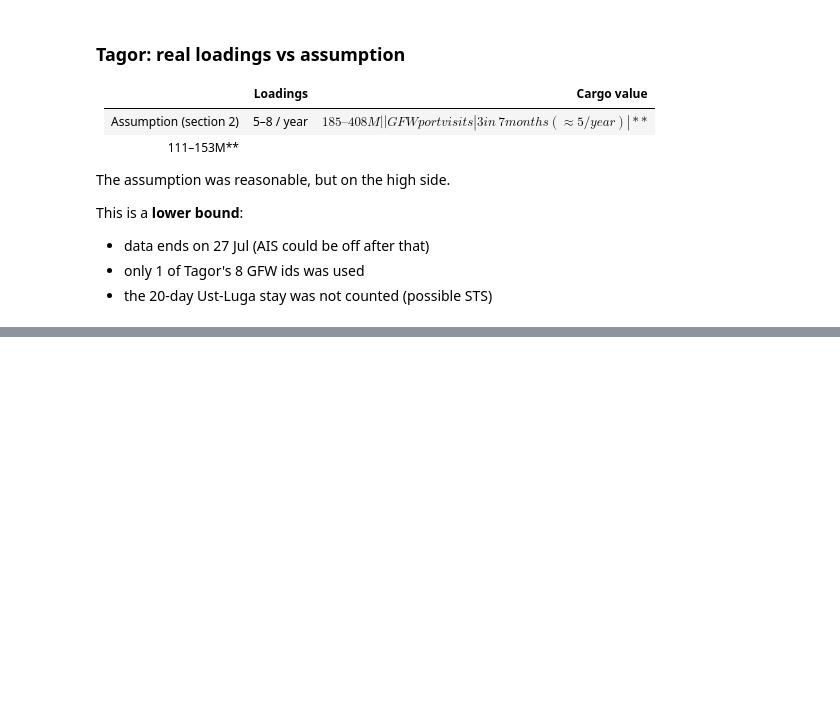
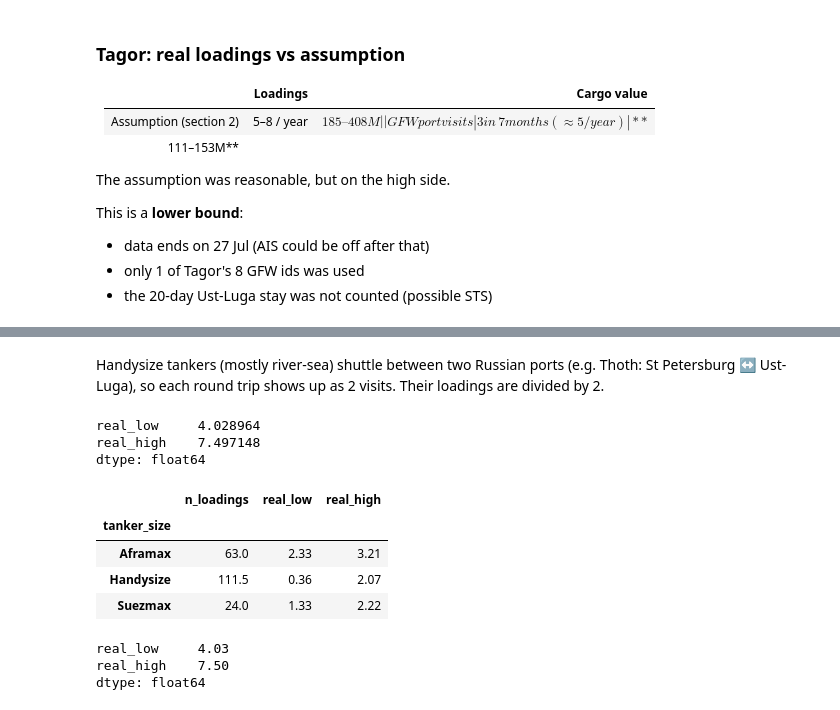
Before and after one commit to timadeyy/shadow-fleet-analysis, a Jupyter notebook: notebooks/05_cargo_value_estimate.ipynb, the cells around one changed output, grey strips where cells are left out. Drawn from its saved outputs; the diff is of its cells as text; code cells hidden in the pictures; blank space fills up the shorter version.

```diff
--- a/notebooks/05_cargo_value_estimate.ipynb
+++ b/notebooks/05_cargo_value_estimate.ipynb
@@ -220,0 +339,30 @@ This is a **lower bound**:
+# %% [markdown]
+Handysize tankers (mostly river-sea) shuttle between two Russian ports
+(e.g. Thoth: St Petersburg ↔ Ust-Luga), so each round trip shows up as 2 visits.
+Their loadings are divided by 2.
+# %%
+money['real_low'] = money['n_loadings']*money['dwt_min']*load_factor*bbl_per_tone*urals_price
+money['real_high'] = money['n_loadings']*money['dwt_max']*load_factor*bbl_per_tone*urals_price
+
+print(money[['real_low', 'real_high']].sum() / 1e9)
+money.groupby('tanker_size')[['n_loadings','real_low','real_high']].sum()
+
+by_class_real = money.groupby('tanker_size')[['n_loadings', 'real_low', 'real_high']].sum()
+by_class_real[['real_low', 'real_high']] = (by_class_real[['real_low', 'real_high']] / 1e9).round(2)
+by_class_real
+#real_low and realy_high show in bln usd
+# %% [output]
+real_low     4.028964
+real_high    7.497148
+dtype: float64
+|  | n_loadings | real_low | real_high |
+| tanker_size |  |  |  |
+| Aframax | 63.0 | 2.33 | 3.21 |
+| Handysize | 111.5 | 0.36 | 2.07 |
+| Suezmax | 24.0 | 1.33 | 2.22 |
+# %%
+(money[['real_low', 'real_high']].sum() / 1e9).round(2)
+# %% [output]
+real_low     4.03
+real_high    7.50
+dtype: float64
```
Also changed, not shown: parts of 10 cells of this notebook.
